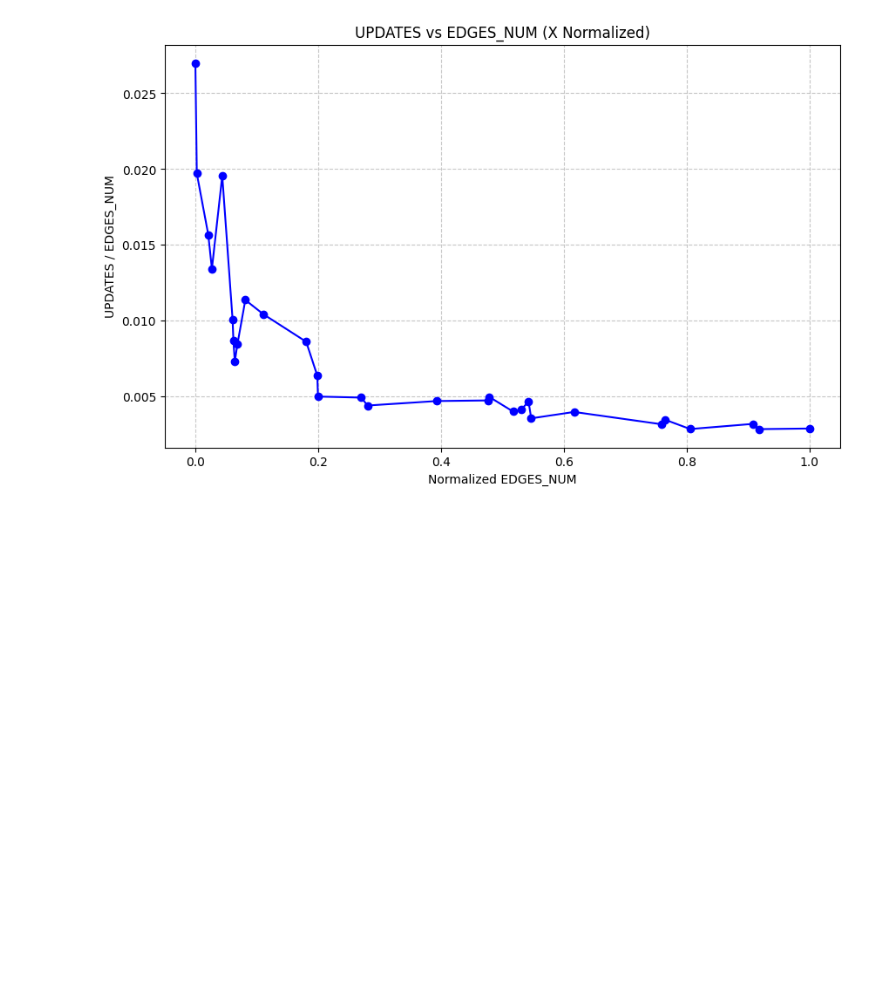
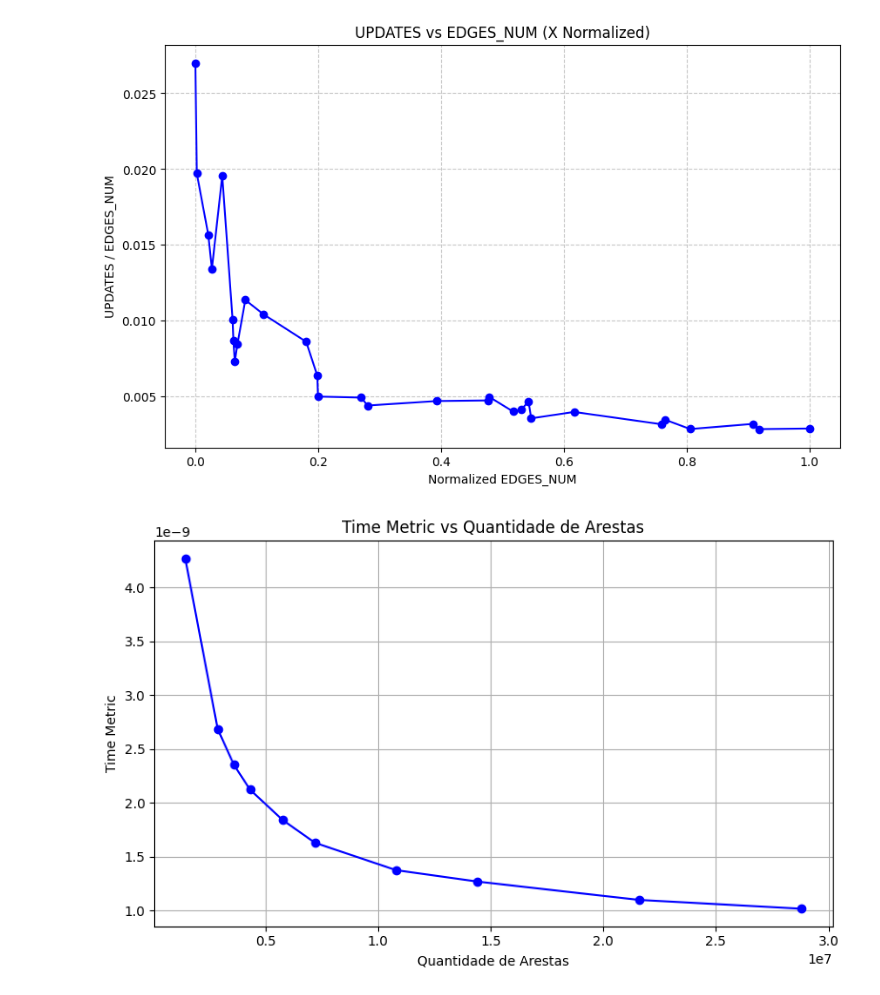
Before and after one commit to leoheisler/dijkstra_complexity_benchmark, a Jupyter notebook: data_analysis.ipynb, the cells around one changed output. Cells and saved outputs as stored; diff of their text form; code cells hidden in the pictures; blank space fills up the shorter version.

```diff
--- a/data_analysis.ipynb
+++ b/data_analysis.ipynb
@@ -83,3 +83,23 @@ plt.show()
 [figure]
 [figure]
 [figure]
+# %%
+#test var in number of edges
+
+df_edges = pd.read_csv("results/var_edges.csv")
+df_edges['time_metric'] = df_edges['DURATION'] / ((df_edges['EDGES_NUM'] + df_edges['VERTEX_NUM']) * np.log(df_edges['VERTEX_NUM']))
+
+# Ordena o DataFrame pela quantidade de arestas (para plotagem ordenada)
+df_sorted = df_edges.sort_values(by='EDGES_NUM')
+
+# Gera o gráfico de linhas
+plt.figure(figsize=(8, 5))
+plt.plot(df_sorted['EDGES_NUM'], df_sorted['time_metric'], marker='o', linestyle='-', color='blue')
+plt.xlabel('Quantidade de Arestas')
+plt.ylabel('Time Metric')
+plt.title('Time Metric vs Quantidade de Arestas')
+plt.grid(True)
+plt.tight_layout()
+plt.show()
+# %% [output]
+[figure, added]
```
Also changed, not shown: parts of 1 cell of this notebook, 8 other files.
